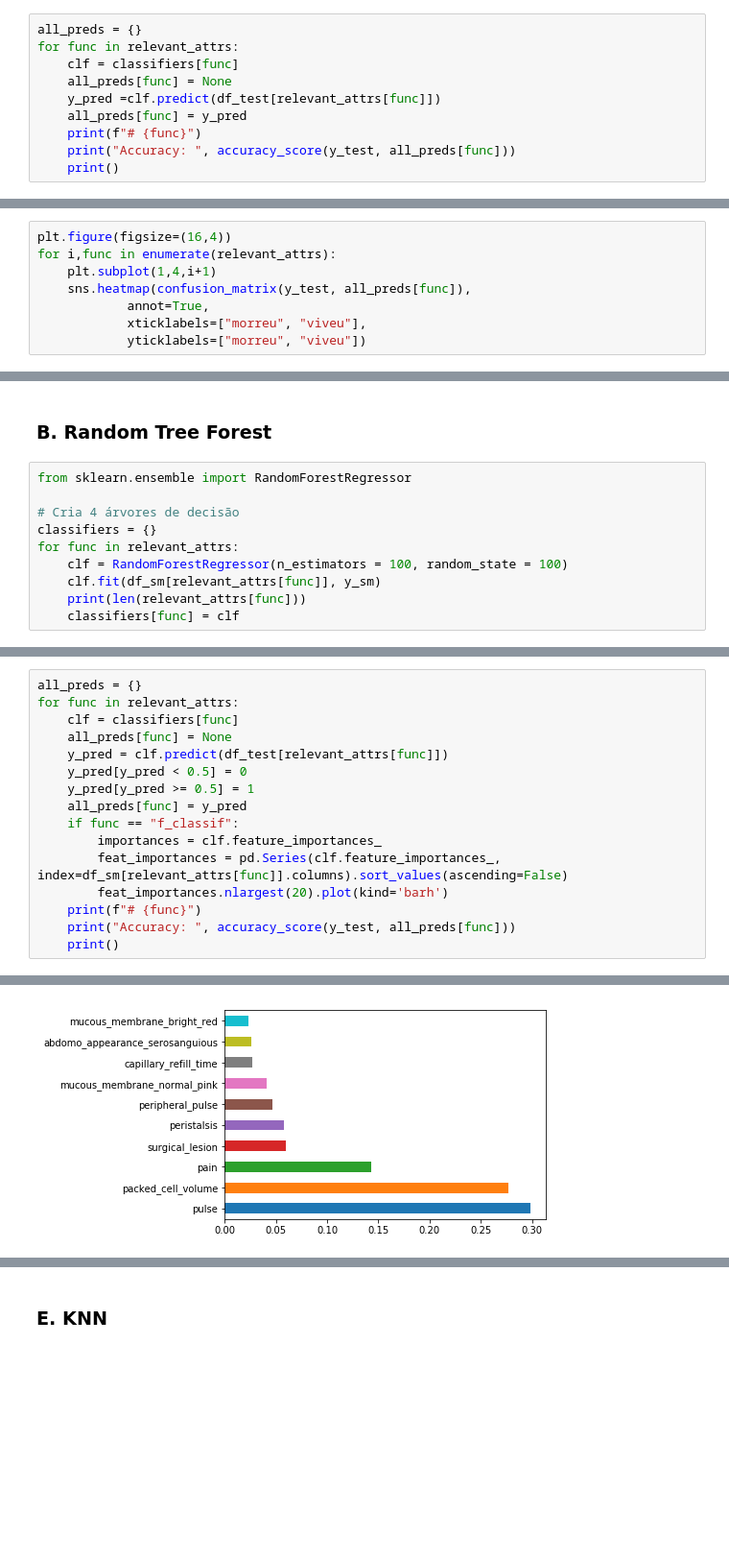
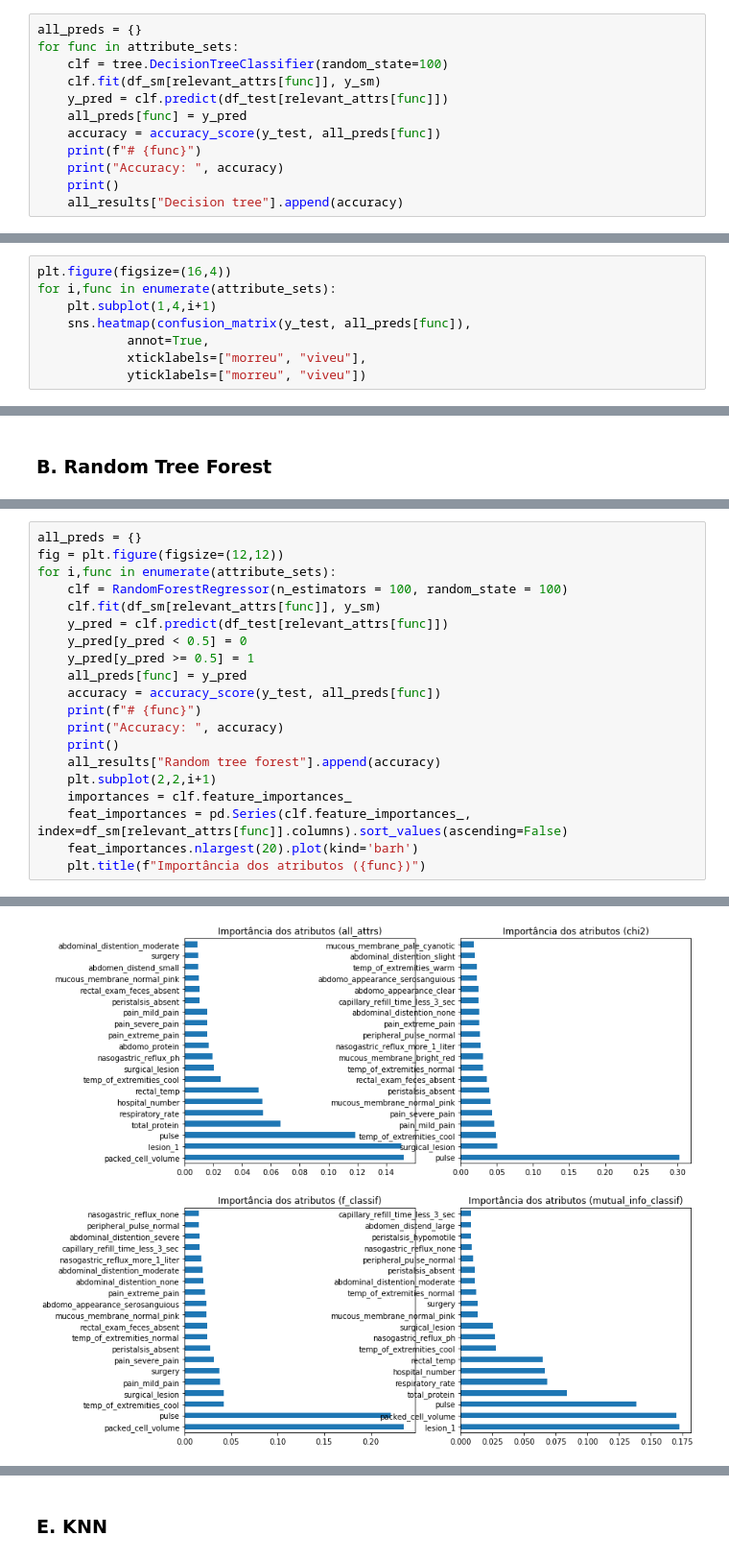
Before and after one commit to rodrigoaraujo01/PowerBI_DM_1, a Jupyter notebook: Rodrigo Araujo - Trabalho Final Data Mining.ipynb, the cells around one changed output, grey strips where cells are left out. Shown: that part at 96% size. Drawn from its saved outputs; the diff is of its cells as text; blank space fills up the shorter version.

```diff
--- a/Rodrigo Araujo - Trabalho Final Data Mining.ipynb
+++ b/Rodrigo Araujo - Trabalho Final Data Mining.ipynb
@@ -517,12 +492,14 @@ for func in relevant_attrs:
 # %%
 all_preds = {}
-for func in relevant_attrs:
-    clf = classifiers[func]
-    all_preds[func] = None
-    y_pred =clf.predict(df_test[relevant_attrs[func]])
+for func in attribute_sets:
+    clf = tree.DecisionTreeClassifier(random_state=100)
+    clf.fit(df_sm[relevant_attrs[func]], y_sm)
+    y_pred = clf.predict(df_test[relevant_attrs[func]])
     all_preds[func] = y_pred
+    accuracy = accuracy_score(y_test, all_preds[func])
     print(f"# {func}")
-    print("Accuracy: ", accuracy_score(y_test, all_preds[func]))
+    print("Accuracy: ", accuracy)
     print()
+    all_results["Decision tree"].append(accuracy)
 # %% [output]
 # all_attrs
@@ -539,6 +516,6 @@ Accuracy:  0.5617977528089888
 # %%
 plt.figure(figsize=(16,4))
-for i,func in enumerate(relevant_attrs):
+for i,func in enumerate(attribute_sets):
     plt.subplot(1,4,i+1)
     sns.heatmap(confusion_matrix(y_test, all_preds[func]),
             annot=True,
@@ -549,12 +526,2 @@ for i,func in enumerate(relevant_attrs):
 # %% [markdown]
 ### B. Random Tree Forest <a class="anchor" id="6-rtf"></a>
-# %%
-from sklearn.ensemble import RandomForestRegressor
-
-# Cria 4 árvores de decisão
-classifiers = {}
-for func in relevant_attrs:
-    clf = RandomForestRegressor(n_estimators = 100, random_state = 100)
-    clf.fit(df_sm[relevant_attrs[func]], y_sm)
-    print(len(relevant_attrs[func]))
-    classifiers[func] = clf
@@ -566,18 +528,22 @@ for func in relevant_attrs:
 # %%
 all_preds = {}
-for func in relevant_attrs:
-    clf = classifiers[func]
-    all_preds[func] = None
+fig = plt.figure(figsize=(12,12))
+for i,func in enumerate(attribute_sets):
+    clf = RandomForestRegressor(n_estimators = 100, random_state = 100)
+    clf.fit(df_sm[relevant_attrs[func]], y_sm)
     y_pred = clf.predict(df_test[relevant_attrs[func]])
     y_pred[y_pred < 0.5] = 0
     y_pred[y_pred >= 0.5] = 1
     all_preds[func] = y_pred
-    if func == "f_classif":
-        importances = clf.feature_importances_
-        feat_importances = pd.Series(clf.feature_importances_, index=df_sm[relevant_attrs[func]].columns).sort_values(ascending=False)
-        feat_importances.nlargest(20).plot(kind='barh')
+    accuracy = accuracy_score(y_test, all_preds[func])
     print(f"# {func}")
-    print("Accuracy: ", accuracy_score(y_test, all_preds[func]))
+    print("Accuracy: ", accuracy)
     print()
+    all_results["Random tree forest"].append(accuracy)
+    plt.subplot(2,2,i+1)
+    importances = clf.feature_importances_
+    feat_importances = pd.Series(clf.feature_importances_, index=df_sm[relevant_attrs[func]].columns).sort_values(ascending=False)
+    feat_importances.nlargest(20).plot(kind='barh')
+    plt.title(f"Importância dos atributos ({func})")
 # %% [output]
 # all_attrs
@@ -594,3 +560,3 @@ Accuracy:  0.5280898876404494
-[figure, old version]
+[figure, new version]
 # %%
 plt.figure(figsize=(16,4))
```
Also changed, not shown: parts of 58 cells of this notebook.
